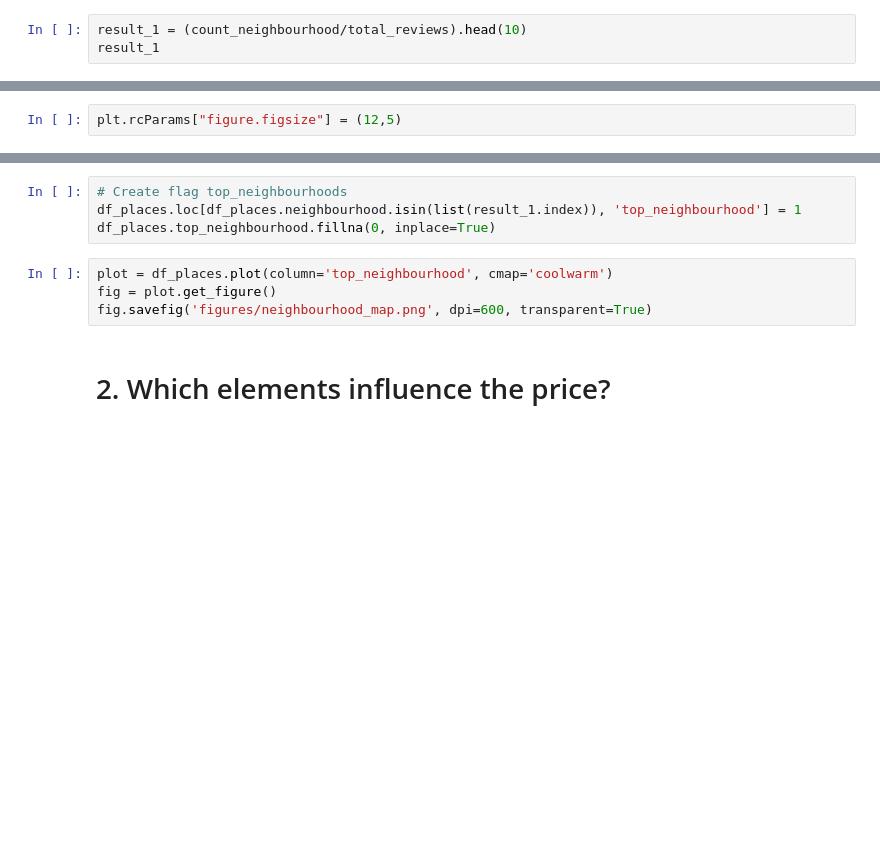
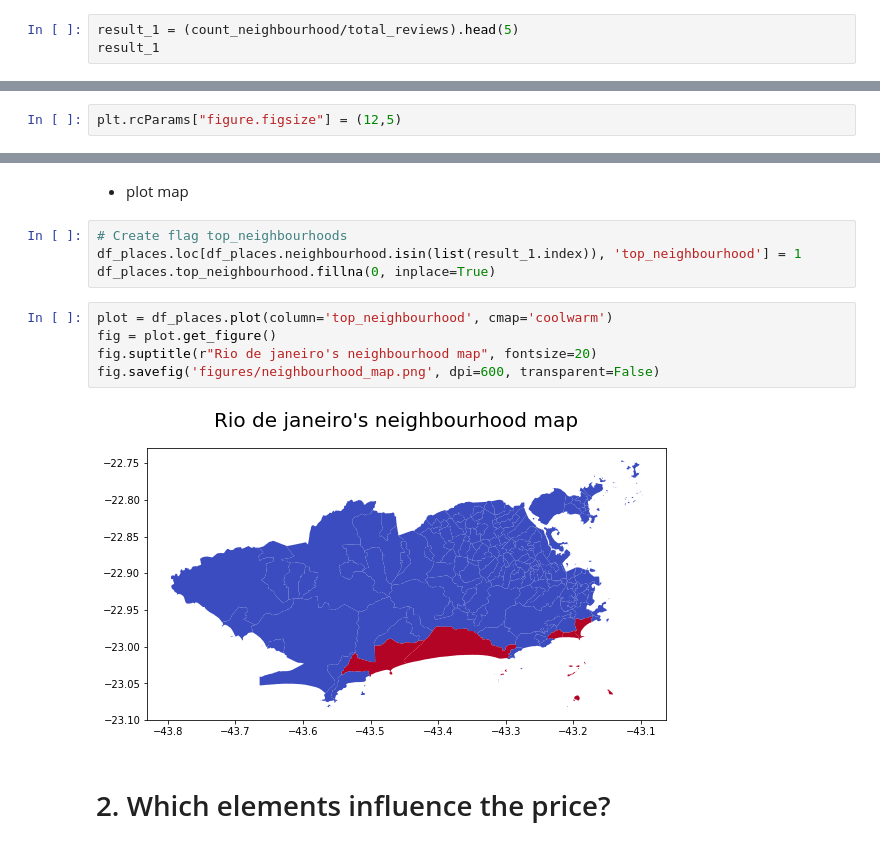
Before and after one commit to felipery03/Airbnb-Rio-analysis, a Jupyter notebook: Analysis.ipynb, the cells around one changed output, grey strips where cells are left out. Drawn from its saved outputs; the diff is of its cells as text; blank space fills up the shorter version.

```diff
--- a/Analysis.ipynb
+++ b/Analysis.ipynb
@@ -71,5 +71,5 @@ count_neighbourhood = df_neighbourhood.groupby('neighbourhood')['count_reviews']
 # %%
 total_reviews = df_neighbourhood['count_reviews'].sum()
 # %%
-result_1 = (count_neighbourhood/total_reviews).head(10)
+result_1 = (count_neighbourhood/total_reviews).head(5)
 result_1
@@ -91,3 +107,5 @@ df_neighbourhood.neighbourhood.value_counts(normalize=True).head(10)
+# %% [markdown]
+- plot map
 # %%
 # Create flag top_neighbourhoods
 df_places.loc[df_places.neighbourhood.isin(list(result_1.index)), 'top_neighbourhood'] = 1
@@ -95,7 +113,10 @@ df_places.top_neighbourhood.fillna(0, inplace=True)
 # %%
 plot = df_places.plot(column='top_neighbourhood', cmap='coolwarm')
 fig = plot.get_figure()
-fig.savefig('figures/neighbourhood_map.png', dpi=600, transparent=True)
+fig.suptitle(r"Rio de janeiro's neighbourhood map", fontsize=20)
+fig.savefig('figures/neighbourhood_map.png', dpi=600, transparent=False)
+# %% [output]
+[figure, added]
 # %% [markdown]
 # 2. Which elements influence the price?</li>
 # %% [markdown]
```
Also changed, not shown: parts of 29 cells of this notebook, 1 other file.
